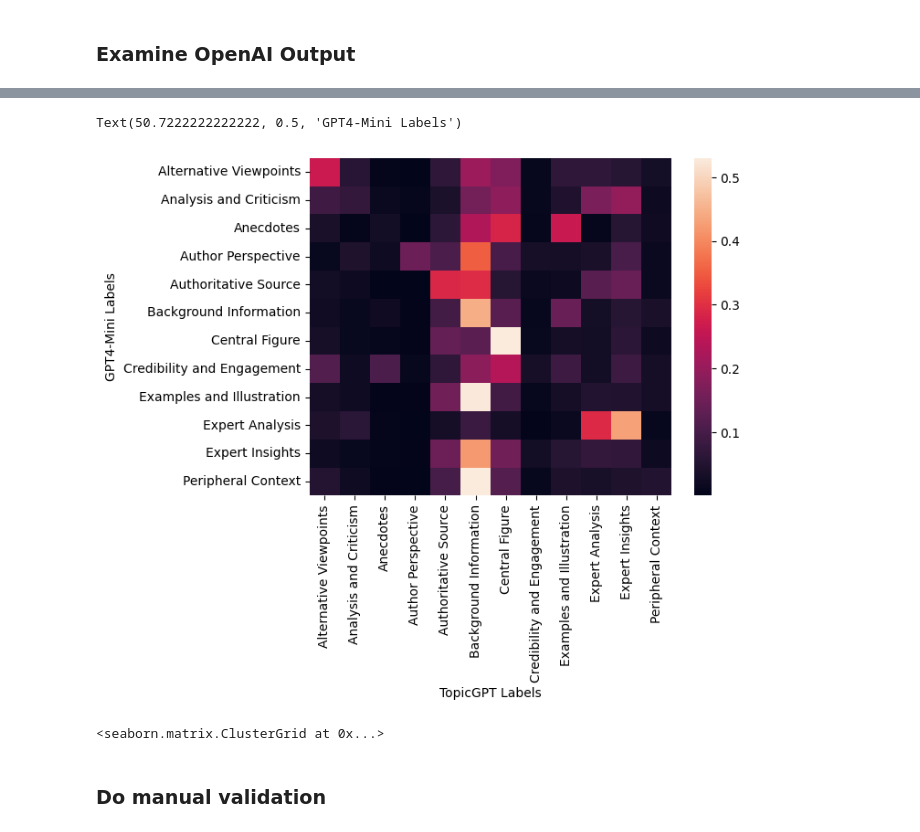
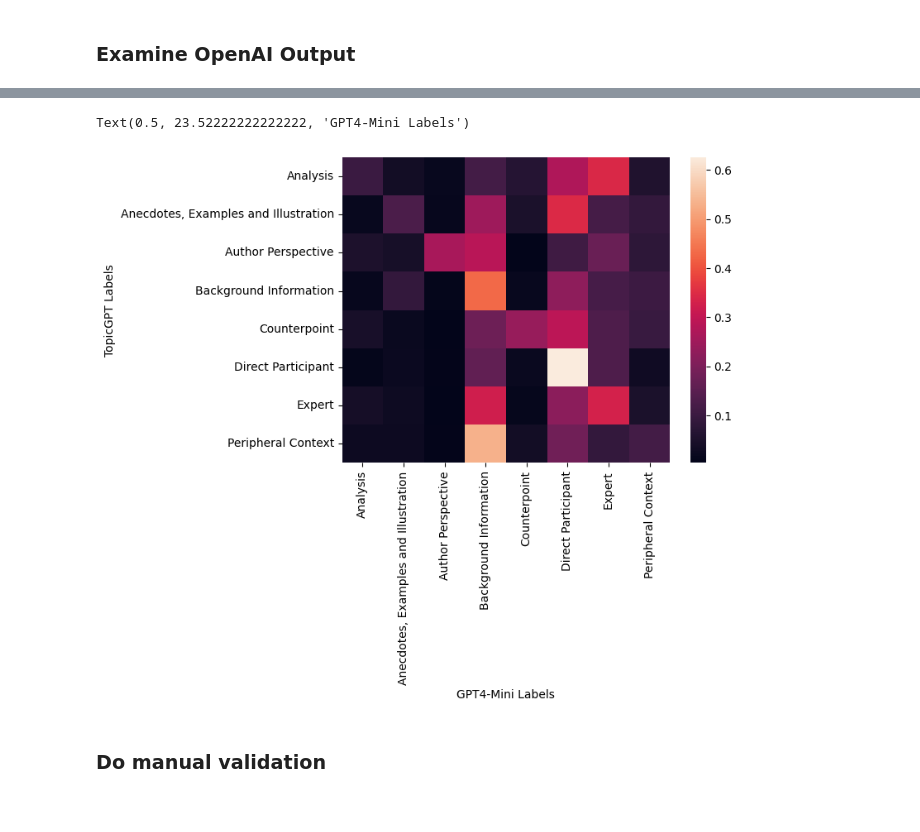
Before and after one commit to Yiqinh/conditional-information-retrieval, a Jupyter notebook: notebooks/2024-09-19__look-for-groups-of-sources.ipynb, the cells around one changed output, grey strips where cells are left out. Drawn from its saved outputs; the diff is of its cells as text; code cells hidden in the pictures.

```diff
--- a/notebooks/2024-09-19__look-for-groups-of-sources.ipynb
+++ b/notebooks/2024-09-19__look-for-groups-of-sources.ipynb
@@ -411,3 +418,12 @@ label_list = set([
     "Anecdotes",
     "Peripheral Context",
 ])
+
+label_list = set(['Analysis',
+ 'Anecdotes, Examples and Illustration',
+ 'Author Perspective',
+ 'Background Information',
+ 'Counterpoint',
+ 'Direct Participant',
+ 'Expert',
+ 'Peripheral Context'])
@@ -414,8 +432,13 @@ label_list = set([
 # %%
-output_df['label'] = (
-    output_df['label']
-         .str.replace('\'', '')
-         .str.replace('"', '')
-         .str.replace('*', '')
-         .apply(lambda x: x if x in label_list else np.nan)
-)
+def get_label(l):
+    l = l.replace('\'', '').replace('"', '').replace('*', '')
+    if l in label_list:
+        return l
+    else:
+        for l_i in label_list:
+            if l_i in l:
+                return l_i
+    return np.nan
+
+
+output_df['label'] = output_df['label'].apply(get_label)
@@ -423,6 +459,7 @@ output_df['label'] = (
 old_new_df = (
     source_df_with_oracles_mapped
          [['url', 'Name', 'query', 'Information', 'oracle_label']]
+         .assign(oracle_label=lambda df: df['oracle_label'].map(oracle_to_condensed_oracle_mapper))
          .merge(output_df)
          .loc[lambda df: df['oracle_label'].notnull() & df['label'].notnull() ]
 )
@@ -453,17 +506,13 @@ c_df = pd.DataFrame(c, index=list(sorted(label_list)), columns=list(sorted(label
 # %%
 import seaborn as sns
 import matplotlib.pyplot as plt
 # g = sns.clustermap(
     # c_df.divide(c_df.sum(axis=1), axis=0),
     # figsize=(6,6,)
 # )
 sns.heatmap(c_df.divide(c_df.sum(axis=1), axis=0))
-plt.xlabel('TopicGPT Labels')
-plt.ylabel('GPT4-Mini Labels')
+plt.ylabel('TopicGPT Labels')
+plt.xlabel('GPT4-Mini Labels')
 # %% [output]
-Text(50.7222222222222, 0.5, 'GPT4-Mini Labels')
+Text(0.5, 23.52222222222222, 'GPT4-Mini Labels')
-[figure, old version]
+[figure, new version]
-# %%
-g.
-# %% [output]
-<seaborn.matrix.ClusterGrid at 0x...>
```
Also changed, not shown: parts of 23 cells of this notebook, 6 other files.
